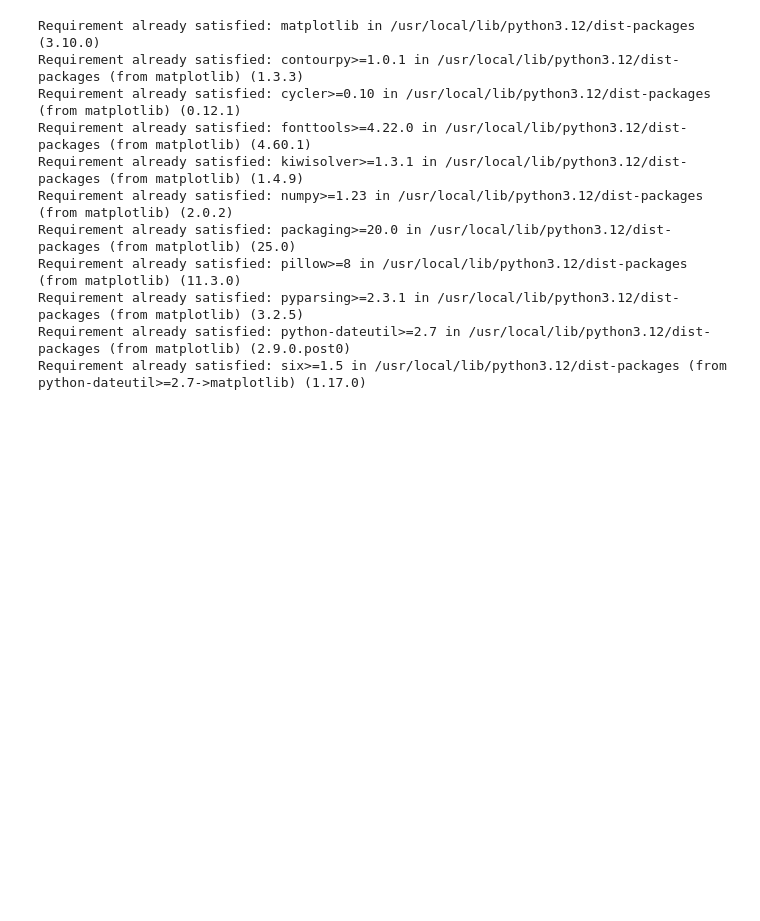
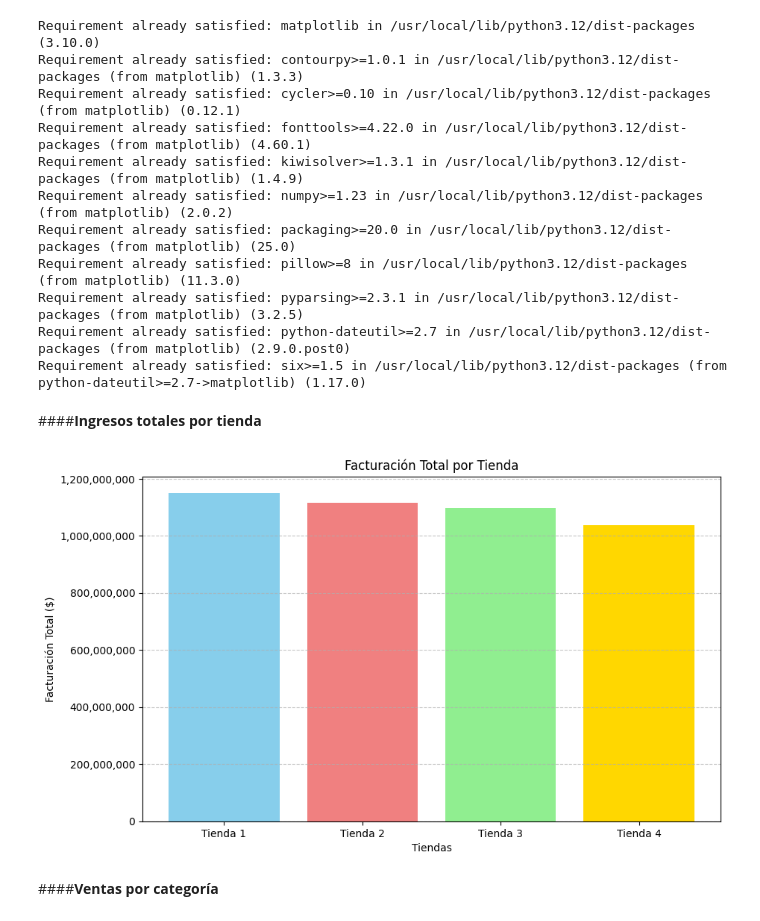
Before and after one commit to Solsmi/challenge1_data_science, a Jupyter notebook: ChallengeAluraStoreLatam.ipynb, the cells around one changed output. Cells and saved outputs as stored; diff of their text form; code cells hidden in the pictures; blank space fills up the shorter version.

Commit message:
Generar grafico Ingresos totales por tienda

```diff
--- a/ChallengeAluraStoreLatam.ipynb
+++ b/ChallengeAluraStoreLatam.ipynb
@@ -234,3 +234,27 @@ Requirement already satisfied: pillow>=8 in /usr/local/lib/python3.12/dist-packa
 Requirement already satisfied: pyparsing>=2.3.1 in /usr/local/lib/python3.12/dist-packages (from matplotlib) (3.2.5)
 Requirement already satisfied: python-dateutil>=2.7 in /usr/local/lib/python3.12/dist-packages (from matplotlib) (2.9.0.post0)
 Requirement already satisfied: six>=1.5 in /usr/local/lib/python3.12/dist-packages (from python-dateutil>=2.7->matplotlib) (1.17.0)
+# %% [markdown]
+####**Ingresos totales por tienda**
+# %%
+import matplotlib.ticker as mticker
+
+nombres_tiendas = ['Tienda 1', 'Tienda 2', 'Tienda 3', 'Tienda 4']
+facturacion_total = [suma_total_precio, suma_total_precio2, suma_total_precio3, suma_total_precio4]
+
+# Generar el gráfico de barras simple
+plt.figure(figsize=(10, 6))
+plt.bar(nombres_tiendas, facturacion_total, color=['skyblue', 'lightcoral', 'lightgreen', 'gold'])
+plt.xlabel('Tiendas')
+plt.ylabel('Facturación Total ($)')
+plt.title('Facturación Total por Tienda')
+plt.grid(axis='y', linestyle='--', alpha=0.7)
+
+# Formato con separador de miles
+plt.gca().yaxis.set_major_formatter(mticker.StrMethodFormatter('{x:,.0f}'))
+
+plt.show()
+# %% [output]
+[figure, added]
+# %% [markdown]
+####**Ventas por categoría**
```
